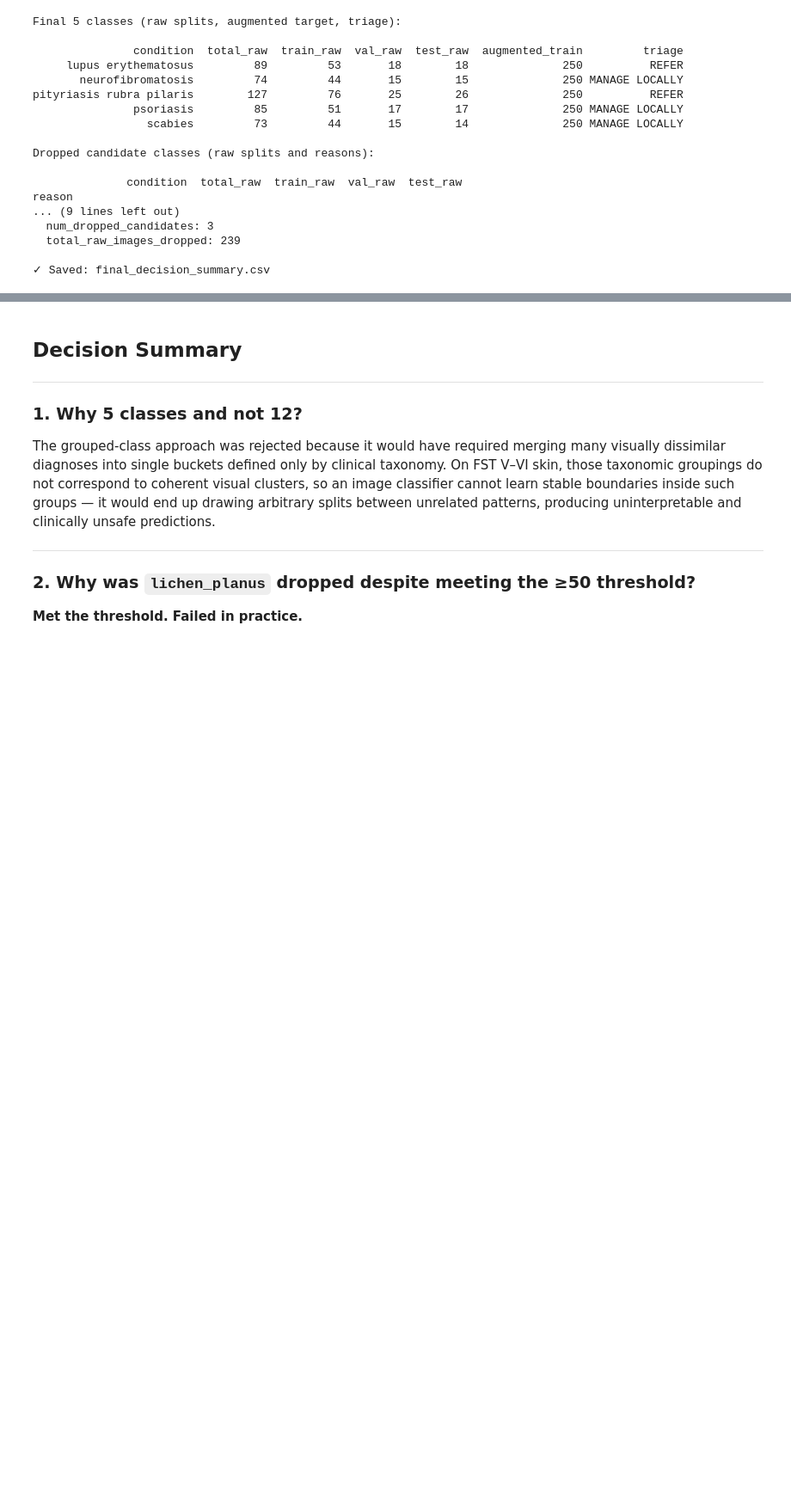
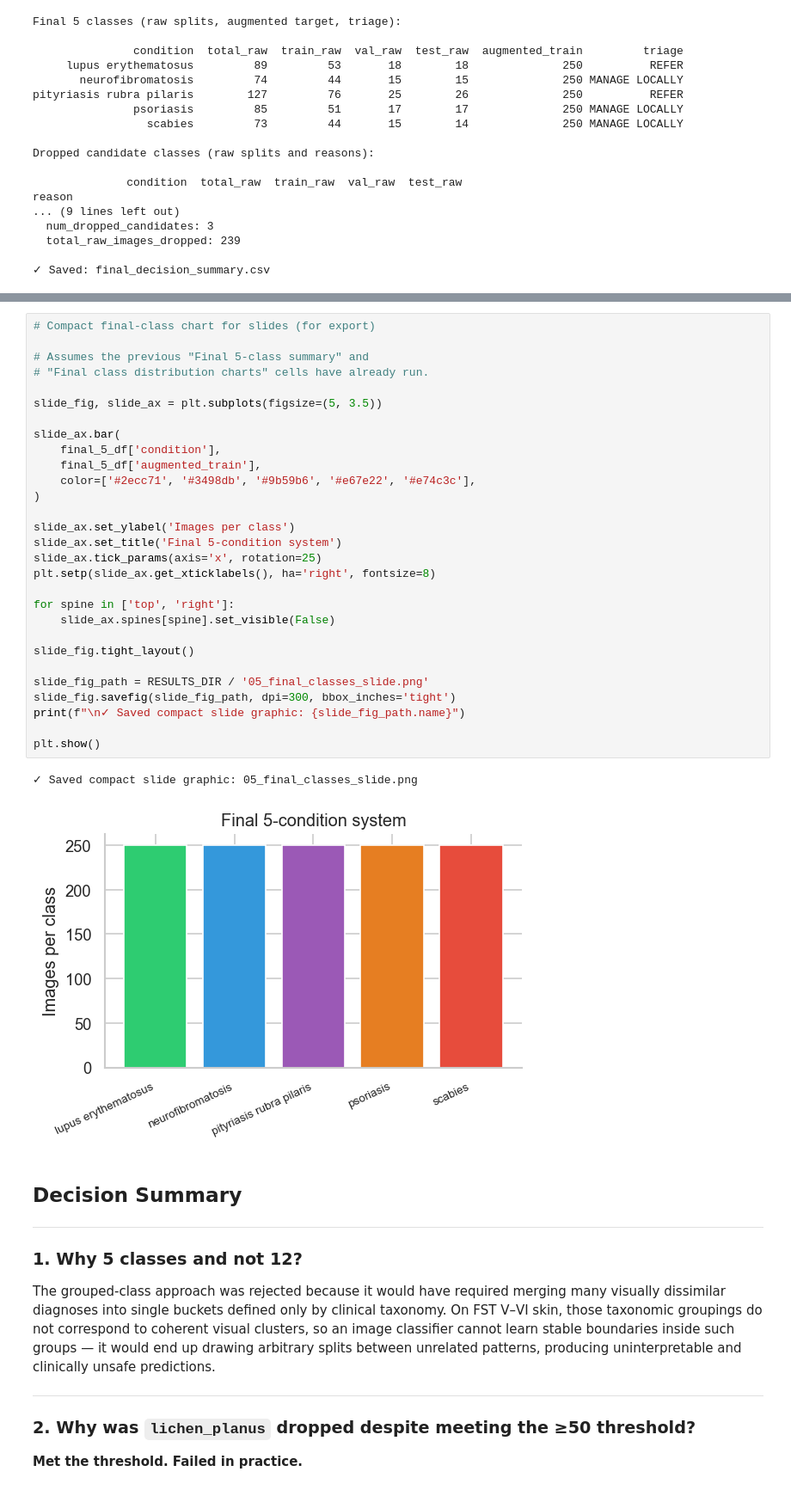
Before and after one commit to reponseashimwe/dermoai, a Jupyter notebook: notebooks/02_condition_classification_strategy.ipynb, the cells around one changed output, grey strips where cells are left out. Shown at 86% size. Cells and saved outputs as stored; diff of their text form; blank space fills up the shorter version.

```diff
--- a/notebooks/02_condition_classification_strategy.ipynb
+++ b/notebooks/02_condition_classification_strategy.ipynb
@@ -1332,3 +1351,35 @@ plt.show()
+# %%
+# Compact final-class chart for slides (for export)
+
+# Assumes the previous "Final 5-class summary" and
+# "Final class distribution charts" cells have already run.
+
+slide_fig, slide_ax = plt.subplots(figsize=(5, 3.5))
+
+slide_ax.bar(
+    final_5_df['condition'],
+    final_5_df['augmented_train'],
+    color=['#2ecc71', '#3498db', '#9b59b6', '#e67e22', '#e74c3c'],
+)
+
+slide_ax.set_ylabel('Images per class')
+slide_ax.set_title('Final 5-condition system')
+slide_ax.tick_params(axis='x', rotation=25)
+plt.setp(slide_ax.get_xticklabels(), ha='right', fontsize=8)
+
+for spine in ['top', 'right']:
+    slide_ax.spines[spine].set_visible(False)
+
+slide_fig.tight_layout()
+
+slide_fig_path = RESULTS_DIR / '05_final_classes_slide.png'
+slide_fig.savefig(slide_fig_path, dpi=300, bbox_inches='tight')
+print(f"\n✓ Saved compact slide graphic: {slide_fig_path.name}")
+
+plt.show()
+# %% [output]
+✓ Saved compact slide graphic: 05_final_classes_slide.png
+[figure, added]
 # %% [markdown]
 ## Decision Summary
 
```
Also changed, not shown: parts of 1 cell of this notebook, 15 other files.
